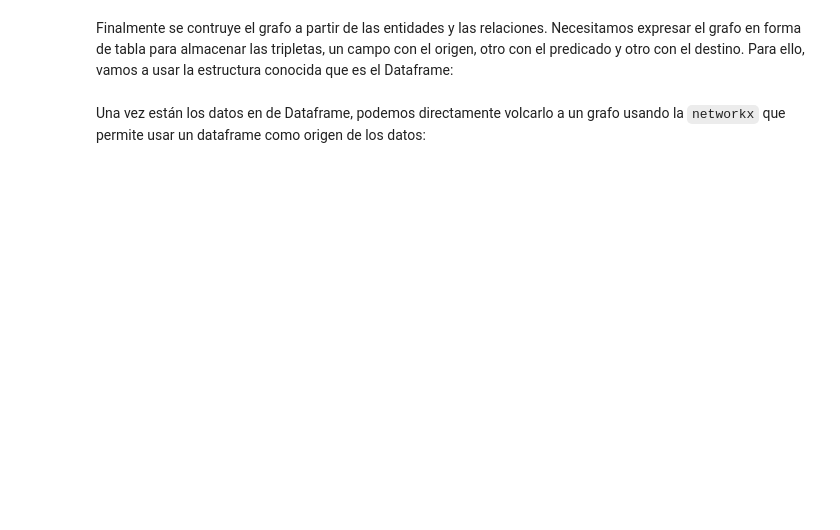
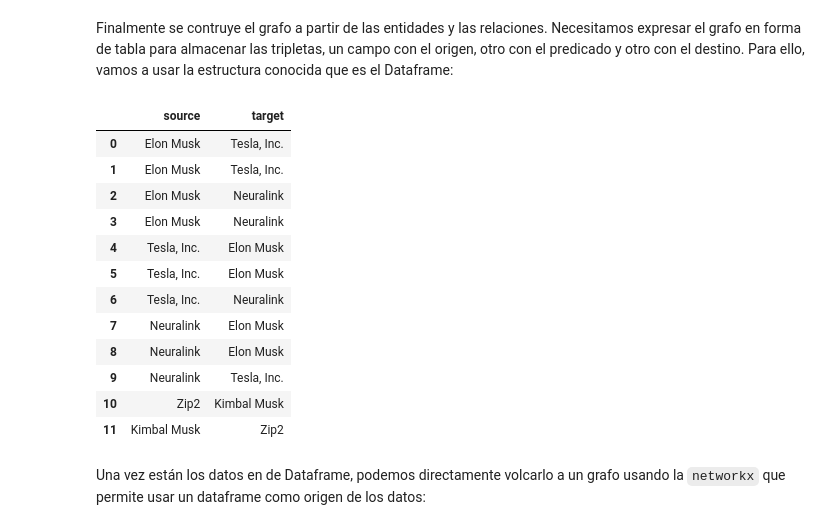
Before and after one commit to pfreezv/UOC, a Jupyter notebook: Tipología y fuentes de datos/pec 4/entrega/TyFdDd_PEC4_alan_coila_bustinza.ipynb, the cells around one changed output. Drawn from its saved outputs; the diff is of its cells as text; code cells hidden in the pictures; blank space fills up the shorter version.

```diff
--- a/Tipología y fuentes de datos/pec 4/entrega/TyFdDd_PEC4_alan_coila_bustinza.ipynb
+++ b/Tipología y fuentes de datos/pec 4/entrega/TyFdDd_PEC4_alan_coila_bustinza.ipynb
@@ -1444,3 +1440,11 @@ for entity in result:
 La siguiente función que se encarga de obtener el listado de entidades y las relaciones que se establecen entre ellas dentro de una sentencia. Para ello hay que tratar sentencia por sentencia, eliminar los signos de puntuación y obtener las entidades con Wikifier API.
 
 Consideramos relaciones si dos entidades aparecen en la misma sentencia. Así se van uniendo por pares a una lista. Por último, se eliminan duplicados.
+# %%
+def entities_extraction (text):
+  entities_list = list()
+  relations_list = list()
+
+  for sentence in sent_tokenize(text):# TODO: recorrer sentencias
+      sentence=remove_punctuation(sentence)
+      print(wikifier(sentence) )
@@ -1448,10 +1465,11 @@ Consideramos relaciones si dos entidades aparecen en la misma sentencia. Así se
 import itertools
 import nltk
 nltk.download('punkt')
+from nltk.tokenize import sent_tokenize, word_tokenize
 
 
 def remove_punctuation(s):
-    return '' # TODO
+    return word_tokenize(s) # TODO
 
 def deduplicate_dict(d):
     return [dict(y) for y in set(tuple(x.items()) for x in d)]
@@ -1461,12 +1479,12 @@ def entities_extraction (text):
   entities_list = list()
   relations_list = list()
 
-  for sentence in  # TODO: recorrer sentencias
-    sentence =     # TODO: eliminar signos de puntuación
+  for sentence in sent_tokenize(text):# TODO: recorrer sentencias
+    sentence = remove_punctuation(sentence)   # TODO: eliminar signos de puntuación
 
-    entities =     # TODO : llamar a wikifier
+    entities = wikifier(sentence)     # TODO : llamar a wikifier
     # TODO: añadir a la lista un diccionario por cada entidad con los valores de title, wikiId, label
-    entities_list.
+    entities_list.append(entities)
 
     for permutation in itertools.permutations(entities, 2): # generar relaciones
       for source in permutation[0]['characters']:
@@ -1474,7 +1492,7 @@ def entities_extraction (text):
           relations_list.append({'source': permutation[0]['title'],
                                  'target': permutation[1]['title']})
 
-  return {'entities': [], 'relations': [] } # TODO : devolver un diccionario
+  return {'entities': [entities_list], 'relations': [relations_list] } # TODO : devolver un diccionario
 
 
 EM_dict = entities_extraction (EM_text)
@@ -1483,11 +1517,25 @@ EM_dict['relations']
 # %% [markdown]
 Finalmente se contruye el grafo a partir de las entidades y las relaciones. Necesitamos expresar el grafo en forma de tabla para almacenar las tripletas, un campo con el origen, otro con el predicado y otro con el destino. Para ello, vamos a usar la estructura conocida que es el Dataframe:
 # %%
-source = [] # TODO
-target = [] # TODO
+source = [x['source'] for x in EM_dict['relations'][0]] # TODO
+target = [x['target'] for x in EM_dict['relations'][0]] # TODO
 
 em_kg_df = pd.DataFrame({'source':source, 'target':target})
-em_kg_df.head()
+em_kg_df
+# %% [output]
+|  | source | target |
+| 0 | Elon Musk | Tesla, Inc. |
+| 1 | Elon Musk | Tesla, Inc. |
+| 2 | Elon Musk | Neuralink |
+| 3 | Elon Musk | Neuralink |
+| 4 | Tesla, Inc. | Elon Musk |
+| 5 | Tesla, Inc. | Elon Musk |
+| 6 | Tesla, Inc. | Neuralink |
+| 7 | Neuralink | Elon Musk |
+| 8 | Neuralink | Elon Musk |
+| 9 | Neuralink | Tesla, Inc. |
+| 10 | Zip2 | Kimbal Musk |
+| 11 | Kimbal Musk | Zip2 |
 # %% [markdown]
 Una vez están los datos en de Dataframe, podemos directamente volcarlo a un grafo usando la `networkx` que permite usar un dataframe como origen de los datos:
 # %%
```
Also changed, not shown: parts of 11 cells of this notebook.
